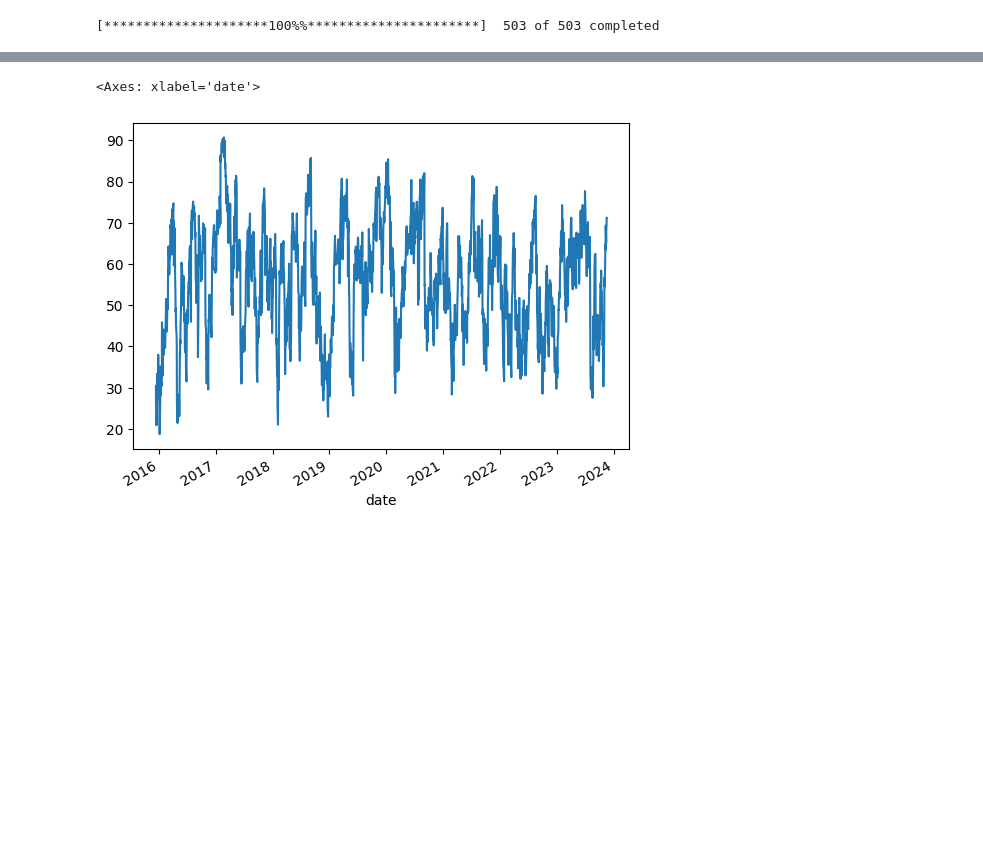
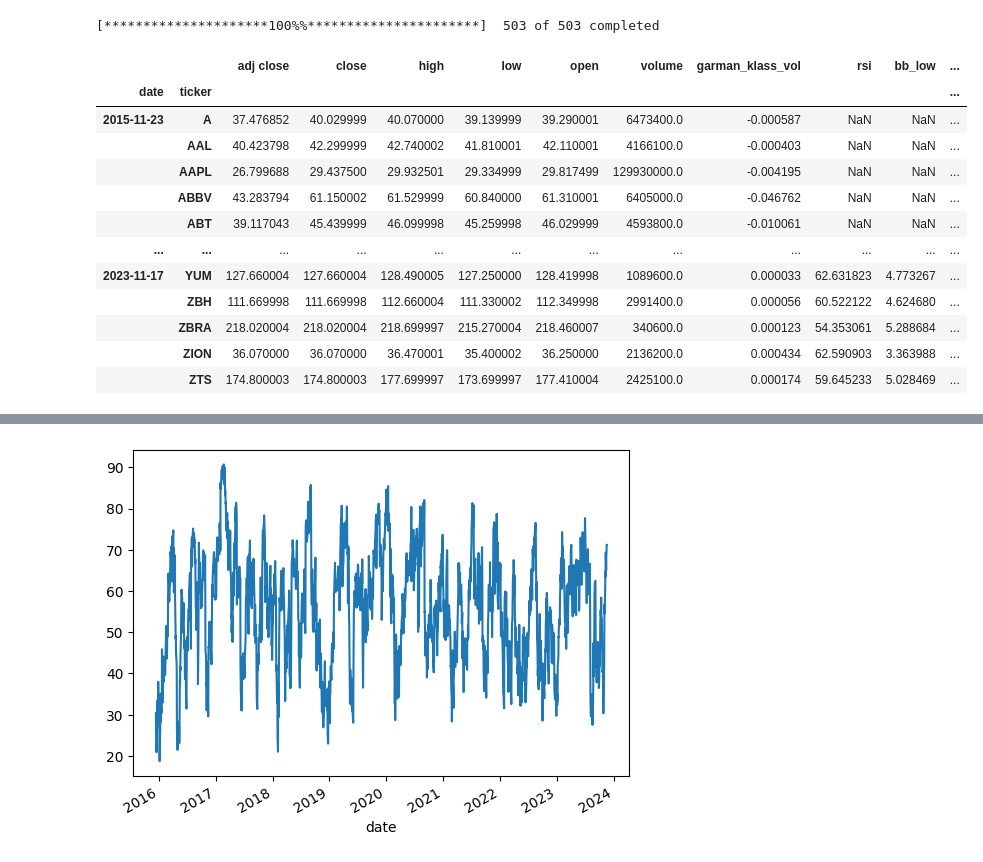
Before and after one commit to Roshna19/stock-analysis, a Jupyter notebook: list.ipynb, the cells around one changed output, grey strips where cells are left out. Saved outputs shown, nothing was run; the diff lists cells and outputs as text; code cells hidden in the pictures; blank space fills up the shorter version.

Commit message:
Bollinger Bands : Middle, low and high from the middle

```diff
--- a/list.ipynb
+++ b/list.ipynb
@@ -4,32 +4,58 @@ import pandas_datareader.data as web
 import matplotlib.pyplot as plt
 import statsmodels.api as sm
 import pandas as pd
 import numpy as np
 import datetime as dt
 import yfinance as yf
 import pandas_ta
 import warnings
 warnings.filterwarnings('ignore')
 
 
 sp500 = pd.read_html ('https://en.wikipedia.org/wiki/List_of_S%26P_500_companies')[0]
 sp500['Symbol'] = sp500['Symbol'].str.replace('.','-')
 symbols_list = sp500['Symbol'].unique().tolist()
 # symbols_list
 end_date = '2023-11-19'
 start_date = pd.to_datetime(end_date)-pd.DateOffset(365*8)
 df = yf.download(tickers=symbols_list, start=start_date, end=end_date).stack()
 df.index.names = ['date','ticker']
 #df
 df.columns = df.columns.str.lower()
 #df
 df['garman_klass_vol'] = ((np.log(df['high'])-np.log(df['low']))**2)/2-(2*np.log(2)-1)*((np.log(df['adj close'])-np.log(df['open']))**2)
-# garman klass volatility
+# garman klass volatility: estimator that incorporates open, low, high, and close prices of a security
+#
 # df
 df['rsi'] = df.groupby(level=1)['adj close'].transform(lambda x: pandas_ta.rsi(close=x, Length=20))
 # df
-# relative strength index
+# relative strength index: is a momentum oscillator
+# measures the speed and change of price movements.
+# RSI oscillates between zero and 100.
+# Traditionally RSI is considered overbought when above 70
+# and oversold when below 30
+# RSI also used to identify general trends
 df.xs('AAPL', level=1)['rsi'].plot()
 # rsi or relative strength index of Apple
+df['bb_low'] = df.groupby(level=1)['adj close'].transform(lambda x: pandas_ta.bbands(close=np.log1p(x), length=20).iloc[:,0])
+df['bb_mid'] = df.groupby(level=1)['adj close'].transform(lambda x: pandas_ta.bbands(close=np.log1p(x), length=20).iloc[:,1])
+df['bb_high'] = df.groupby(level=1)['adj close'].transform(lambda x: pandas_ta.bbands(close=np.log1p(x), length=20).iloc[:,2])
+df
+# Bollinger Bands : consists of a middle band (which is a moving average)
+# These upper and lower bands are set above and below the moving average
+# by a certain number of standard deviations of price, thus incorporating volatility
 # %% [output]
 [*********************100%%**********************]  503 of 503 completed
+|  |  | adj close | close | high | low | open | volume | garman_klass_vol | rsi | bb_low | ... |
+| date | ticker |  |  |  |  |  |  |  |  |  | ... |
+| 2015-11-23 | A | 37.476852 | 40.029999 | 40.070000 | 39.139999 | 39.290001 | 6473400.0 | -0.000587 | NaN | NaN | ... |
+|  | AAL | 40.423798 | 42.299999 | 42.740002 | 41.810001 | 42.110001 | 4166100.0 | -0.000403 | NaN | NaN | ... |
+|  | AAPL | 26.799688 | 29.437500 | 29.932501 | 29.334999 | 29.817499 | 129930000.0 | -0.004195 | NaN | NaN | ... |
+|  | ABBV | 43.283794 | 61.150002 | 61.529999 | 60.840000 | 61.310001 | 6405000.0 | -0.046762 | NaN | NaN | ... |
+|  | ABT | 39.117043 | 45.439999 | 46.099998 | 45.259998 | 46.029999 | 4593800.0 | -0.010061 | NaN | NaN | ... |
+| ... | ... | ... | ... | ... | ... | ... | ... | ... | ... | ... | ... |
+| 2023-11-17 | YUM | 127.660004 | 127.660004 | 128.490005 | 127.250000 | 128.419998 | 1089600.0 | 0.000033 | 62.631823 | 4.773267 | ... |
+|  | ZBH | 111.669998 | 111.669998 | 112.660004 | 111.330002 | 112.349998 | 2991400.0 | 0.000056 | 60.522122 | 4.624680 | ... |
+|  | ZBRA | 218.020004 | 218.020004 | 218.699997 | 215.270004 | 218.460007 | 340600.0 | 0.000123 | 54.353061 | 5.288684 | ... |
+|  | ZION | 36.070000 | 36.070000 | 36.470001 | 35.400002 | 36.250000 | 2136200.0 | 0.000434 | 62.590903 | 3.363988 | ... |
+|  | ZTS | 174.800003 | 174.800003 | 177.699997 | 173.699997 | 177.410004 | 2425100.0 | 0.000174 | 59.645233 | 5.028469 | ... |
@@ -38,2 +63 @@ df.xs('AAPL', level=1)['rsi'].plot()
-<Axes: xlabel='date'>
 [figure]
```
Also changed, not shown: parts of 1 cell of this notebook.
